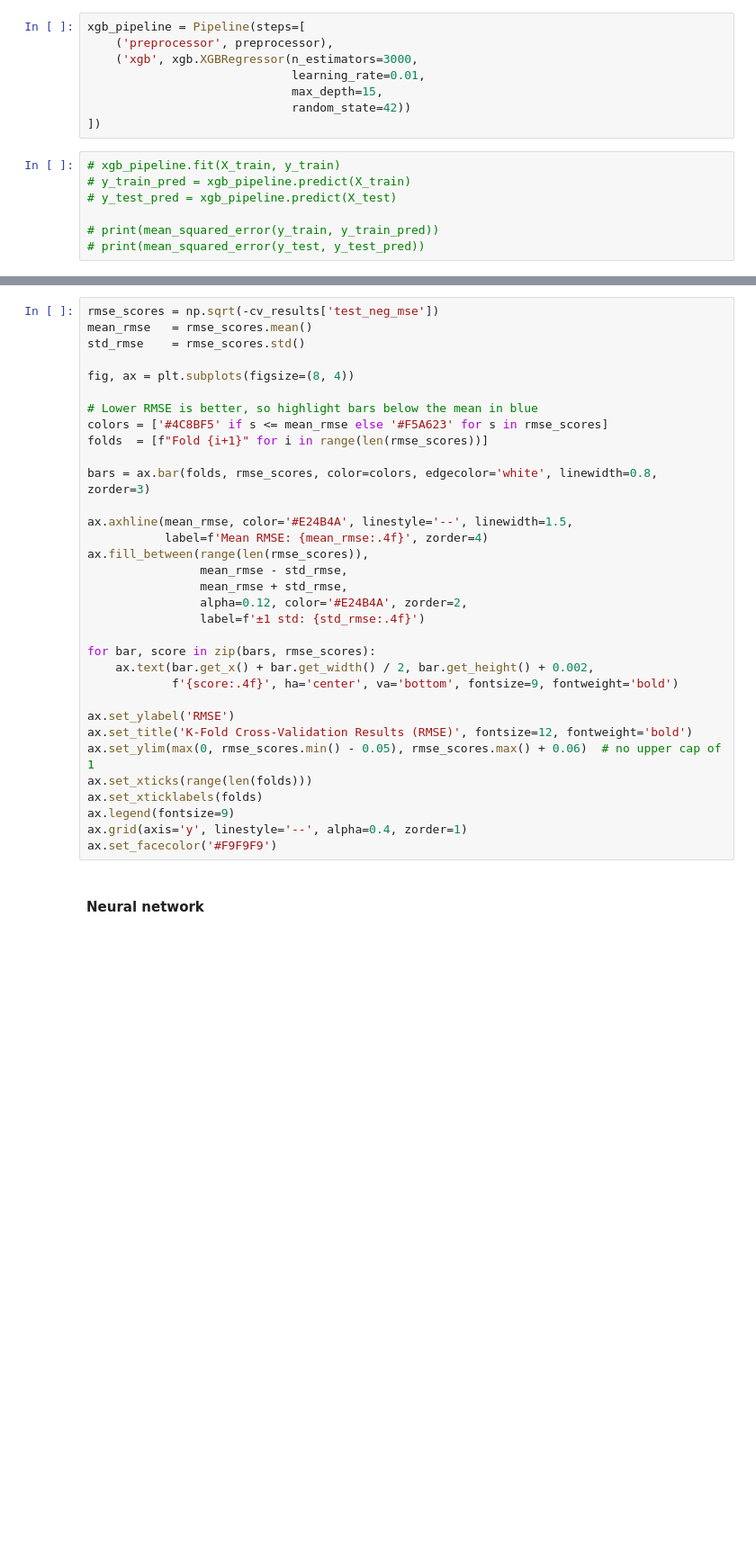
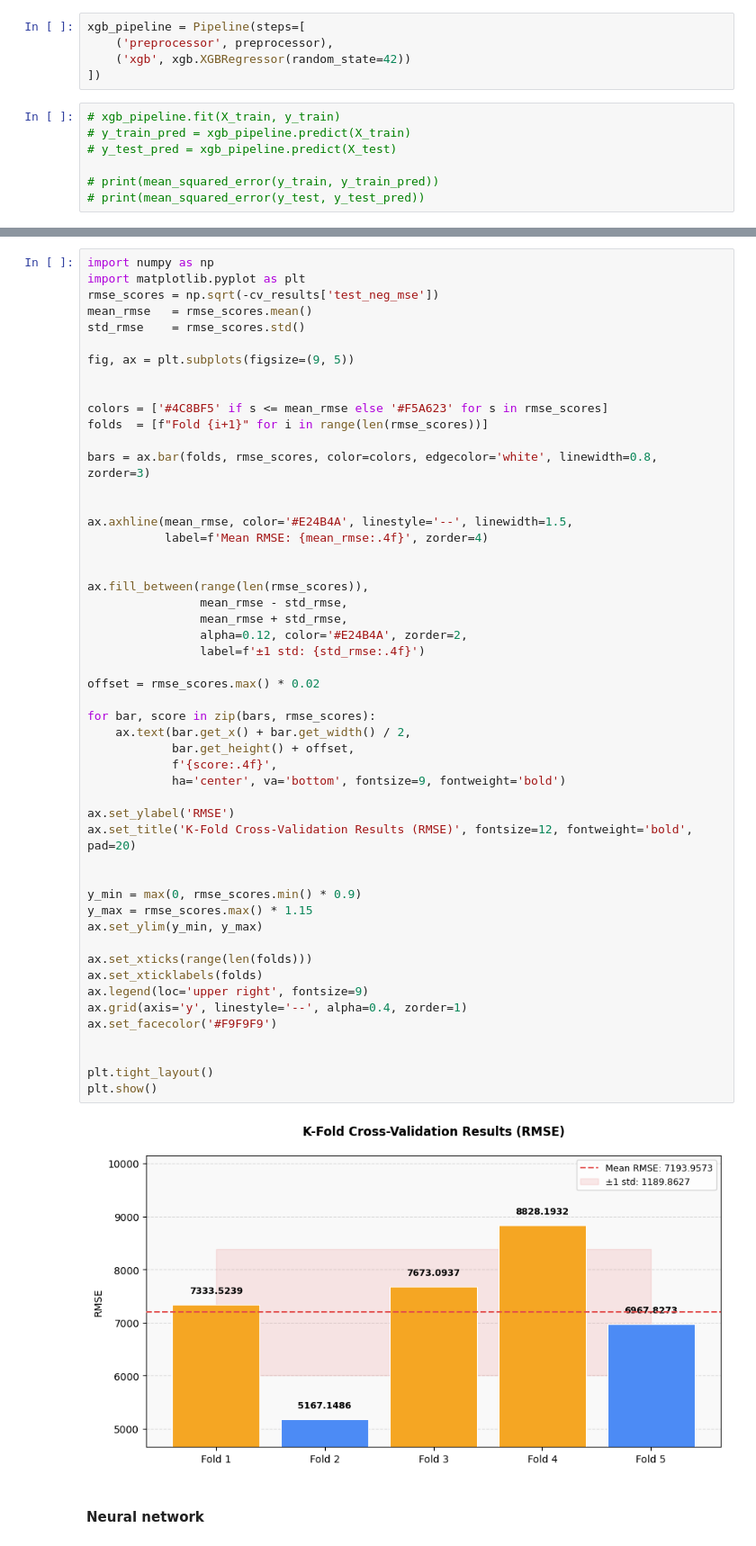
Before and after one commit to patrusgrg/Math4650_SP_2026_FP1_G3_GURUNG, a Jupyter notebook: notebooks/yield_prediction.ipynb, the cells around one changed output, grey strips where cells are left out. Shown at 90% size. Drawn from its saved outputs; the diff is of its cells as text; blank space fills up the shorter version.

```diff
--- a/notebooks/yield_prediction.ipynb
+++ b/notebooks/yield_prediction.ipynb
@@ -636,10 +632,7 @@ ax.set_facecolor('#F9F9F9')
 # %%
 xgb_pipeline = Pipeline(steps=[
     ('preprocessor', preprocessor),
-    ('xgb', xgb.XGBRegressor(n_estimators=3000,
-                             learning_rate=0.01,
-                             max_depth=15,
-                             random_state=42))
+    ('xgb', xgb.XGBRegressor(random_state=42))
 ])
 # %%
 # xgb_pipeline.fit(X_train, y_train)
@@ -670,36 +666,56 @@ KeyboardInterrupt:
 # %%
+import numpy as np
+import matplotlib.pyplot as plt
 rmse_scores = np.sqrt(-cv_results['test_neg_mse'])
 mean_rmse   = rmse_scores.mean()
 std_rmse    = rmse_scores.std()
 
-fig, ax = plt.subplots(figsize=(8, 4))
+fig, ax = plt.subplots(figsize=(9, 5))
 
-# Lower RMSE is better, so highlight bars below the mean in blue
+
 colors = ['#4C8BF5' if s <= mean_rmse else '#F5A623' for s in rmse_scores]
 folds  = [f"Fold {i+1}" for i in range(len(rmse_scores))]
 
 bars = ax.bar(folds, rmse_scores, color=colors, edgecolor='white', linewidth=0.8, zorder=3)
 
+
 ax.axhline(mean_rmse, color='#E24B4A', linestyle='--', linewidth=1.5,
            label=f'Mean RMSE: {mean_rmse:.4f}', zorder=4)
+
+
 ax.fill_between(range(len(rmse_scores)),
                 mean_rmse - std_rmse,
                 mean_rmse + std_rmse,
                 alpha=0.12, color='#E24B4A', zorder=2,
                 label=f'±1 std: {std_rmse:.4f}')
 
+offset = rmse_scores.max() * 0.02
+
 for bar, score in zip(bars, rmse_scores):
-    ax.text(bar.get_x() + bar.get_width() / 2, bar.get_height() + 0.002,
-            f'{score:.4f}', ha='center', va='bottom', fontsize=9, fontweight='bold')
+    ax.text(bar.get_x() + bar.get_width() / 2,
+            bar.get_height() + offset,
+            f'{score:.4f}',
+            ha='center', va='bottom', fontsize=9, fontweight='bold')
 
 ax.set_ylabel('RMSE')
-ax.set_title('K-Fold Cross-Validation Results (RMSE)', fontsize=12, fontweight='bold')
-ax.set_ylim(max(0, rmse_scores.min() - 0.05), rmse_scores.max() + 0.06)  # no upper cap of 1
+ax.set_title('K-Fold Cross-Validation Results (RMSE)', fontsize=12, fontweight='bold', pad=20)
+
+
+y_min = max(0, rmse_scores.min() * 0.9)
+y_max = rmse_scores.max() * 1.15
+ax.set_ylim(y_min, y_max)
+
 ax.set_xticks(range(len(folds)))
 ax.set_xticklabels(folds)
-ax.legend(fontsize=9)
+ax.legend(loc='upper right', fontsize=9)
 ax.grid(axis='y', linestyle='--', alpha=0.4, zorder=1)
 ax.set_facecolor('#F9F9F9')
+
+
+plt.tight_layout()
+plt.show()
+# %% [output]
+[figure, added]
 # %% [markdown]
 #### Neural network
 # %%
```
Also changed, not shown: parts of 16 cells of this notebook, 2 other files.
